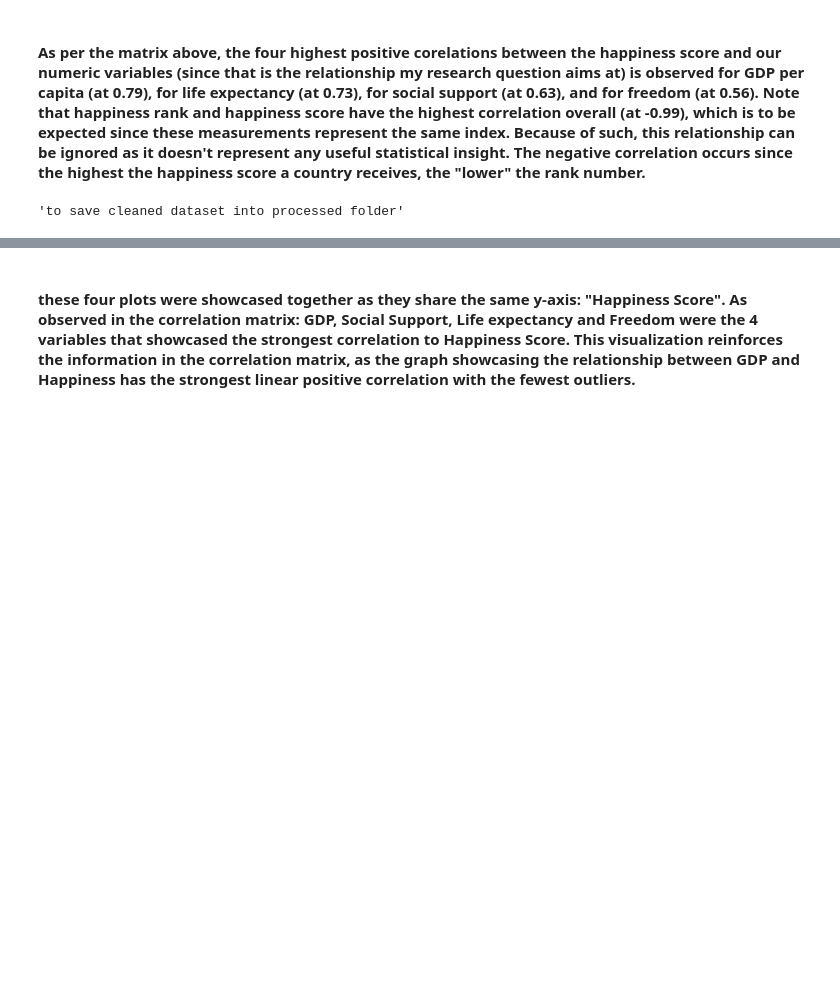
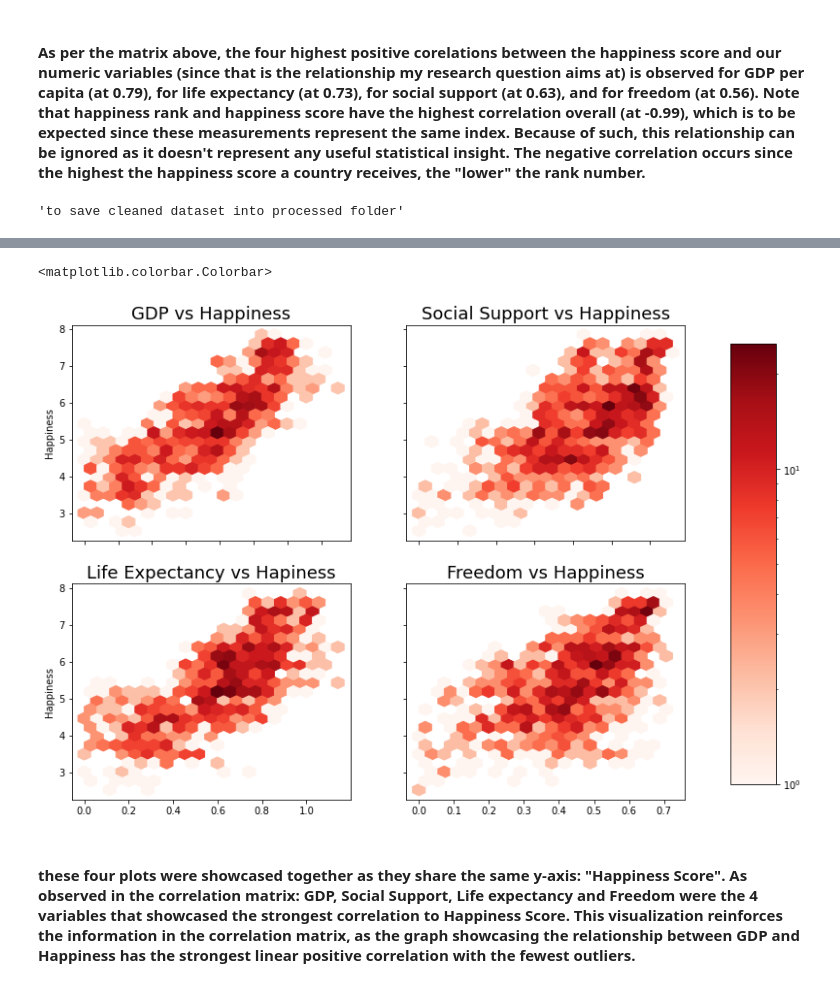
Before and after one commit to ubco-W2022T1-cosc301/project-group47, a Jupyter notebook: notebooks/analysis1.ipynb, the cells around one changed output, grey strips where cells are left out. Cells and saved outputs as stored; diff of their text form; code cells hidden in the pictures; blank space fills up the shorter version.

```diff
--- a/notebooks/analysis1.ipynb
+++ b/notebooks/analysis1.ipynb
@@ -285,3 +280,40 @@ AttributeError: 'Figure' object has no attribute 'get_array'
+# %%
+x1=df3["Economy (GDP per Capita)"]
+y1=df3["Happiness Score"]
+x2=df3["Family (Social Support)"]
+y2=df3["Happiness Score"]
+x3=df3["Health (Life Expectancy)"]
+y3=df3["Happiness Score"]
+x4=df3["Freedom"]
+y4=df3["Happiness Score"]
+
+
+fig, axs = plt.subplots(2, 2)
+a = axs[0, 0].hexbin(x1, y1, gridsize=20, bins='log', cmap='Reds',mincnt=1)
+axs[0, 0].set_title('GDP vs Happiness',fontsize=18)
+fig.set_figheight(9)
+fig.set_figwidth(13)
+b = axs[0, 1].hexbin(x2, y2, gridsize=20, bins='log', cmap='Reds',mincnt=1)
+axs[0, 1].set_title('Social Support vs Happiness',fontsize=18)
+c = axs[1, 0].hexbin(x3, y3, gridsize=20, bins='log', cmap="Reds",mincnt=1)
+axs[1, 0].set_title('Life Expectancy vs Hapiness',fontsize=18)
+d = axs[1, 1].hexbin(x4, y4 , gridsize=20, bins='log', cmap='Reds',mincnt=1)
+axs[1, 1].set_title('Freedom vs Happiness',fontsize=18)
+
+for ax in axs.flat:
+    ax.set(ylabel="Happiness")
+
+
+# Hide x labels and tick labels for top plots and y ticks for right plots.
+for ax in axs.flat:
+    ax.label_outer()
+
+fig.subplots_adjust(right=0.8)
+cbar_ax = fig.add_axes([0.85,0.15,0.05,0.7])
+fig.colorbar(a,cax=cbar_ax)
+# %% [output]
+<matplotlib.colorbar.Colorbar>
+[figure, added]
 # %% [markdown]
 #### these four plots were showcased together as they share the same y-axis: "Happiness Score". As observed in the correlation matrix: GDP, Social Support, Life expectancy and Freedom were the 4 variables that showcased the strongest correlation to Happiness Score. This visualization reinforces the information in the correlation matrix, as the graph showcasing the relationship between GDP and Happiness has the strongest linear positive correlation with the fewest outliers.
 # %%
```
Also changed, not shown: parts of 2 cells of this notebook.
